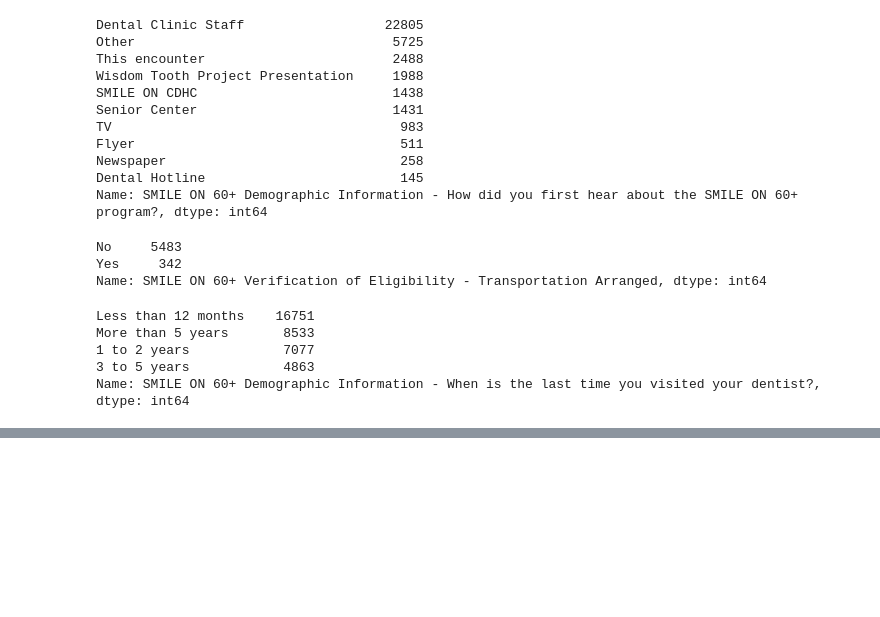
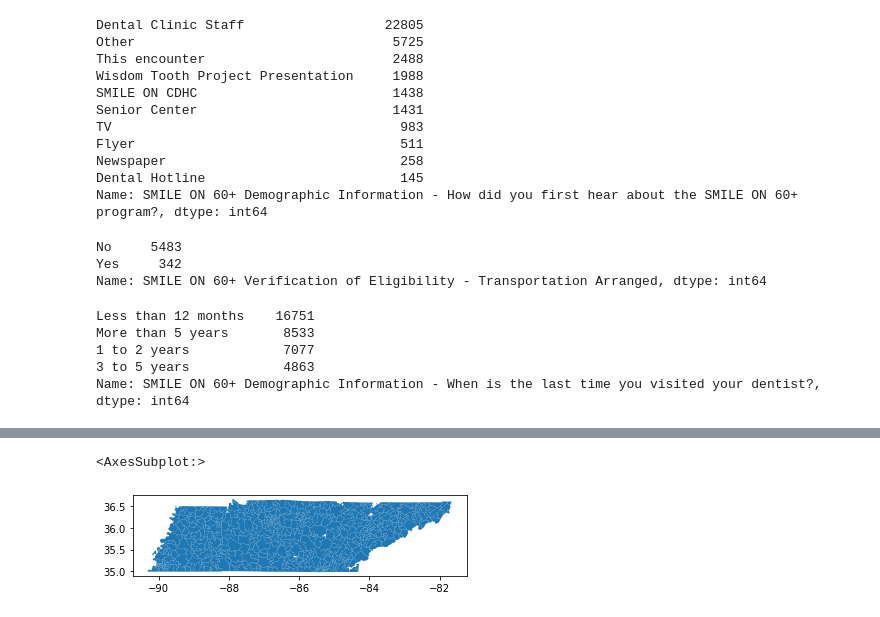
Before and after one commit to bsfcs/smile-on-black_panther, a Jupyter notebook: SmileOnAnalysis.ipynb, the cells around one changed output, grey strips where cells are left out. Drawn from its saved outputs; the diff is of its cells as text; code cells hidden in the pictures; blank space fills up the shorter version.

```diff
--- a/SmileOnAnalysis.ipynb
+++ b/SmileOnAnalysis.ipynb
@@ -154,0 +254,2 @@ Name: SMILE ON 60+ Demographic Information - When is the last time you visited y
+# %%
+zipcodes = gpd.read_file('data/tn_zipcodes.json')
@@ -154,0 +265,3 @@ Name: SMILE ON 60+ Demographic Information - When is the last time you visited y
+# %%
+zipcodes.head()
+zipcodes.ZCTA5CE10 = zipcodes.ZCTA5CE10.astype(float)
@@ -154,0 +290,5 @@ Name: SMILE ON 60+ Demographic Information - When is the last time you visited y
+# %%
+zipcodes.plot()
+# %% [output]
+<AxesSubplot:>
+[figure, added]
```
Also changed, not shown: parts of 12 cells of this notebook.
